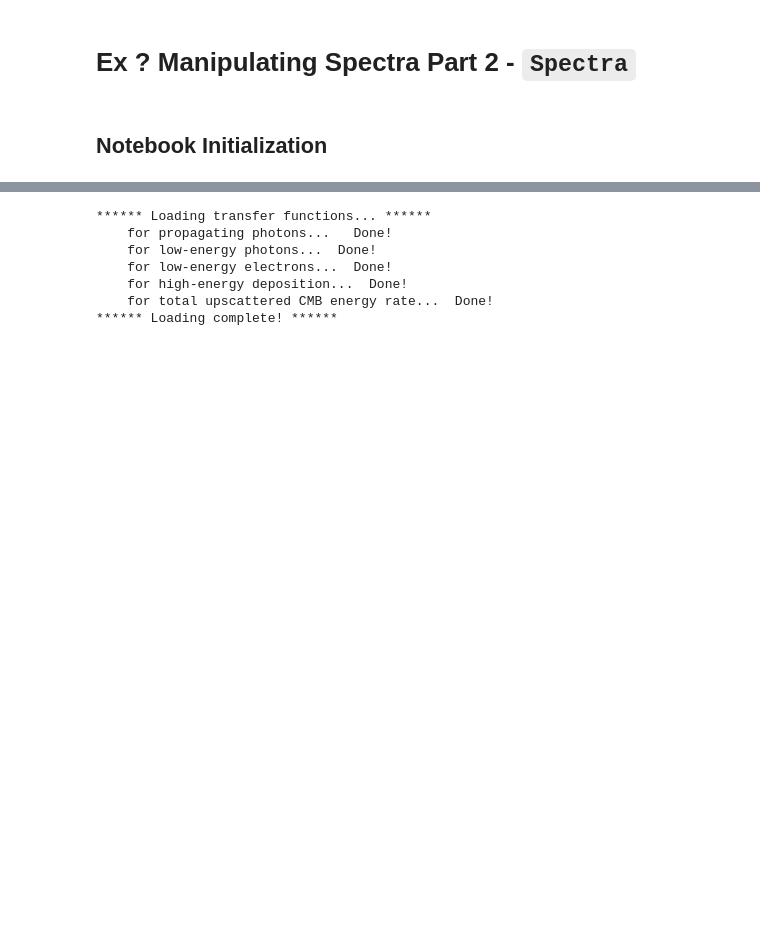
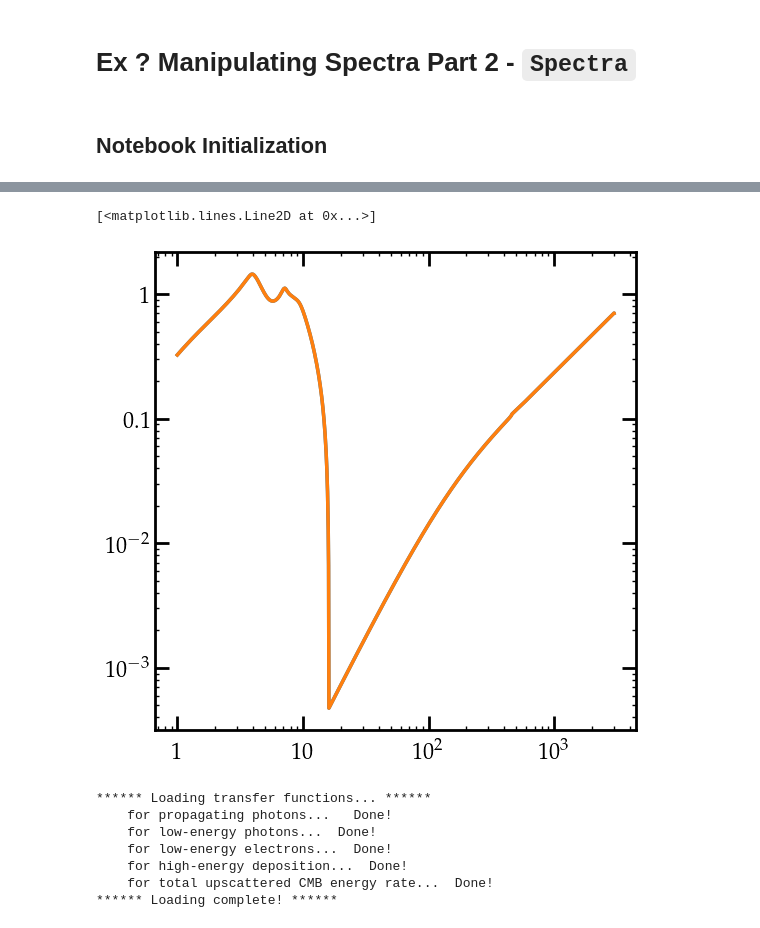
Before and after one commit to hongwanliu/DarkHistory, a Jupyter notebook: examples/obsolete/Untitled.ipynb, the cells around one changed output, grey strips where cells are left out. Drawn from its saved outputs; the diff is of its cells as text; code cells hidden in the pictures; blank space fills up the shorter version.

```diff
--- a/examples/obsolete/Untitled.ipynb
+++ b/examples/obsolete/Untitled.ipynb
@@ -30,3 +31,7 @@ from darkhistory.spec.spectra import Spectra
 
 import main
 import config
+# %%
+rs_vec = np.flipud(np.arange(1., 3000., 0.1))
+soln_default_reion = tla.get_history(rs_vec, helium_TLA=True, reion_switch=True, mxstep=0)
+soln_default_reion_2 = tla.get_history(rs_vec, helium_TLA=True, reion_switch=True)
@@ -33,3 +58,13 @@ import config
+# %%
+plt.figure()
+
+plt.loglog()
+
+plt.plot(rs_vec, soln_default_reion[:,0])
+plt.plot(rs_vec, soln_default_reion_2[:,0])
+# %% [output]
+[<matplotlib.lines.Line2D at 0x...>]
+[figure, added]
 # %%
 config.load_data('dep_tf')
 # %% [output]
```
Also changed, not shown: parts of 2 cells of this notebook, 2 other files.
